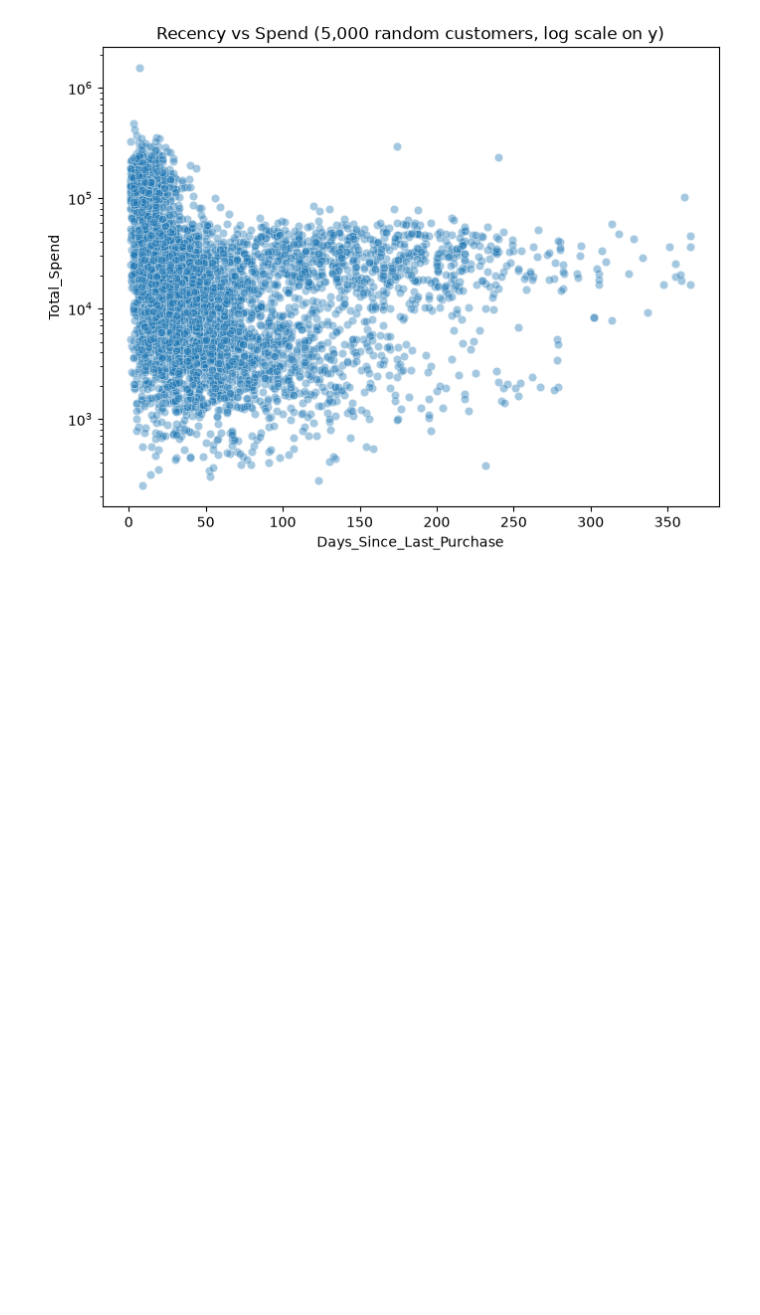
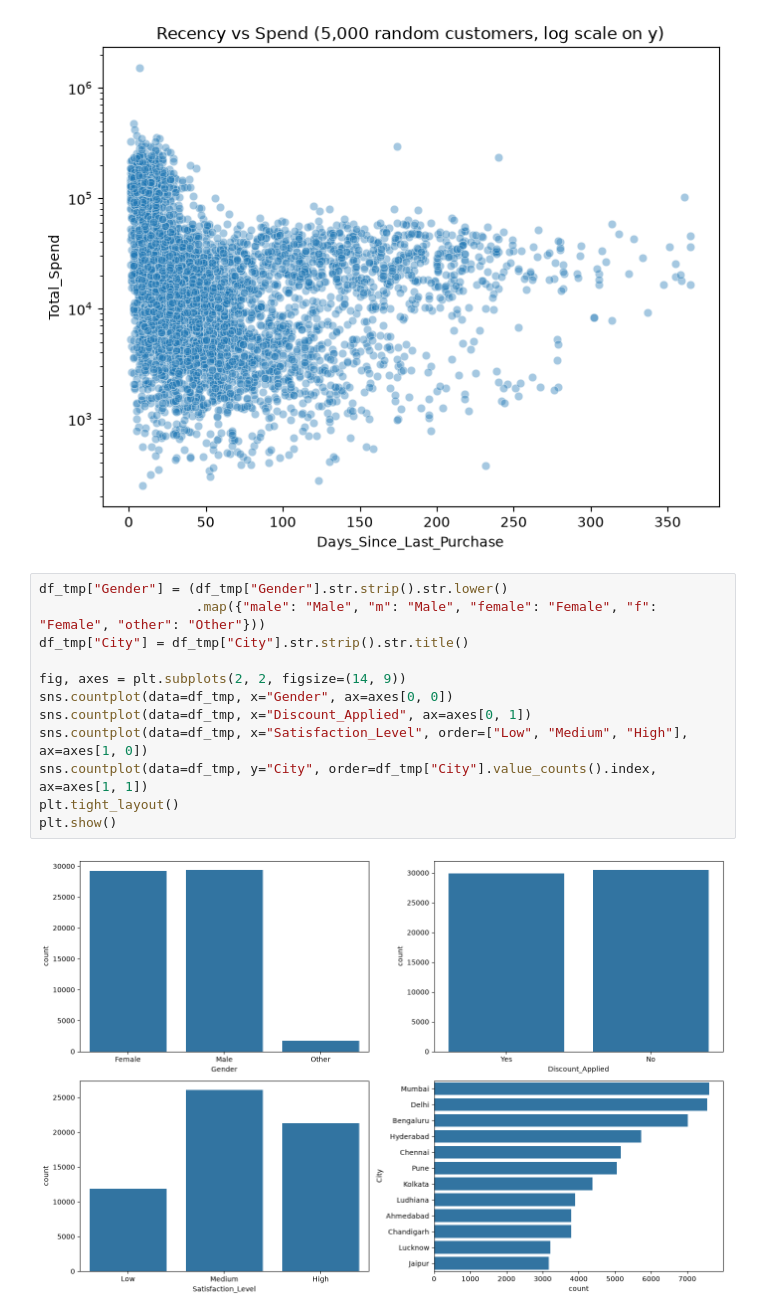
Before and after one commit to Jiya-D/CustomerIQ, a Jupyter notebook: notebooks/01_eda.ipynb, the cells around one changed output. Cells and saved outputs as stored; diff of their text form; blank space fills up the shorter version.

```diff
--- a/notebooks/01_eda.ipynb
+++ b/notebooks/01_eda.ipynb
@@ -167,3 +167,17 @@ plt.title("Recency vs Spend (5,000 random customers, log scale on y)")
 plt.show()
 # %% [output]
 [figure]
+# %%
+df_tmp["Gender"] = (df_tmp["Gender"].str.strip().str.lower()
+                    .map({"male": "Male", "m": "Male", "female": "Female", "f": "Female", "other": "Other"}))
+df_tmp["City"] = df_tmp["City"].str.strip().str.title()
+
+fig, axes = plt.subplots(2, 2, figsize=(14, 9))
+sns.countplot(data=df_tmp, x="Gender", ax=axes[0, 0])
+sns.countplot(data=df_tmp, x="Discount_Applied", ax=axes[0, 1])
+sns.countplot(data=df_tmp, x="Satisfaction_Level", order=["Low", "Medium", "High"], ax=axes[1, 0])
+sns.countplot(data=df_tmp, y="City", order=df_tmp["City"].value_counts().index, ax=axes[1, 1])
+plt.tight_layout()
+plt.show()
+# %% [output]
+[figure, added]
```
Also changed, not shown: parts of 3 cells of this notebook.
